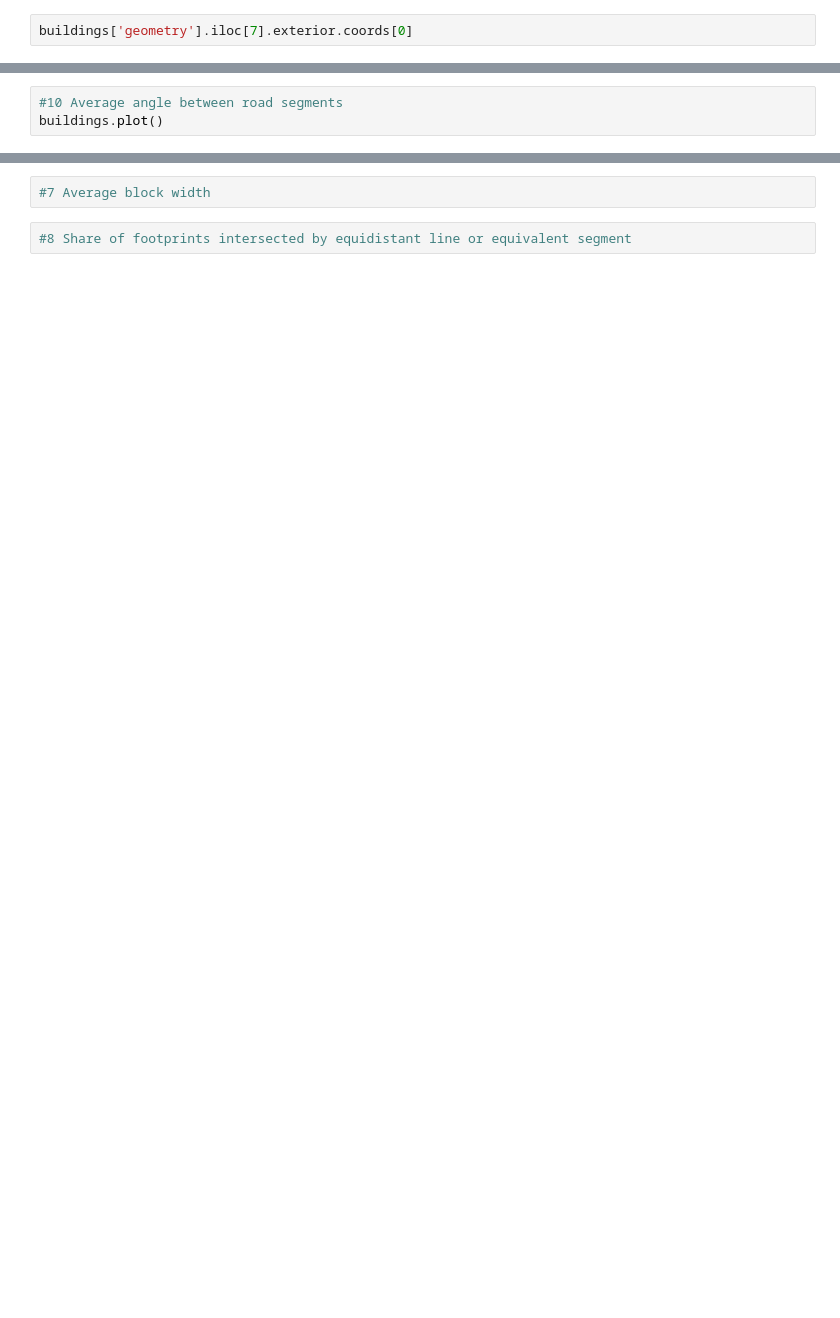
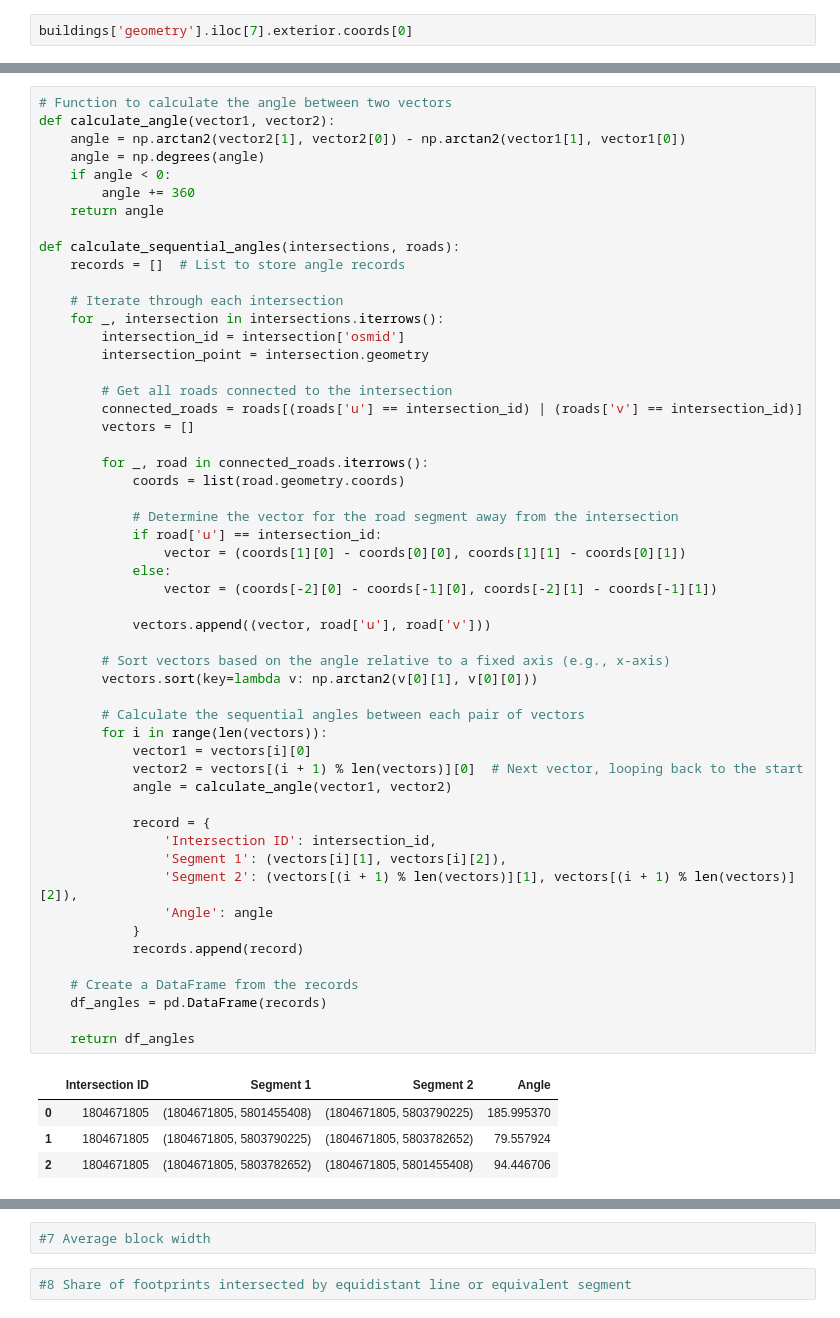
Before and after one commit to sarangof/identifyingLandSubdivisions, a Jupyter notebook: calculate-metrics.ipynb, the cells around one changed output, grey strips where cells are left out. Drawn from its saved outputs; the diff is of its cells as text; blank space fills up the shorter version.

```diff
--- a/calculate-metrics.ipynb
+++ b/calculate-metrics.ipynb
@@ -287,3 +302,58 @@ metric_6_deviation_of_building_azimuth(buildings)
-# %%
-#10 Average angle between road segments
-buildings.plot()
+# %%
+# Function to calculate the angle between two vectors
+def calculate_angle(vector1, vector2):
+    angle = np.arctan2(vector2[1], vector2[0]) - np.arctan2(vector1[1], vector1[0])
+    angle = np.degrees(angle)
+    if angle < 0:
+        angle += 360
+    return angle
+
+def calculate_sequential_angles(intersections, roads):
+    records = []  # List to store angle records
+
+    # Iterate through each intersection
+    for _, intersection in intersections.iterrows():
+        intersection_id = intersection['osmid']
+        intersection_point = intersection.geometry
+
+        # Get all roads connected to the intersection
+        connected_roads = roads[(roads['u'] == intersection_id) | (roads['v'] == intersection_id)]
+        vectors = []
+
+        for _, road in connected_roads.iterrows():
+            coords = list(road.geometry.coords)
+
+            # Determine the vector for the road segment away from the intersection
+            if road['u'] == intersection_id:
+                vector = (coords[1][0] - coords[0][0], coords[1][1] - coords[0][1])
+            else:
+                vector = (coords[-2][0] - coords[-1][0], coords[-2][1] - coords[-1][1])
+
+            vectors.append((vector, road['u'], road['v']))
+
+        # Sort vectors based on the angle relative to a fixed axis (e.g., x-axis)
+        vectors.sort(key=lambda v: np.arctan2(v[0][1], v[0][0]))
+
+        # Calculate the sequential angles between each pair of vectors
+        for i in range(len(vectors)):
+            vector1 = vectors[i][0]
+            vector2 = vectors[(i + 1) % len(vectors)][0]  # Next vector, looping back to the start
+            angle = calculate_angle(vector1, vector2)
+
+            record = {
+                'Intersection ID': intersection_id,
+                'Segment 1': (vectors[i][1], vectors[i][2]),
+                'Segment 2': (vectors[(i + 1) % len(vectors)][1], vectors[(i + 1) % len(vectors)][2]),
+                'Angle': angle
+            }
+            records.append(record)
+
+    # Create a DataFrame from the records
+    df_angles = pd.DataFrame(records)
+
+    return df_angles
+# %% [output]
+|  | Intersection ID | Segment 1 | Segment 2 | Angle |
+| 0 | 1804671805 | (1804671805, 5801455408) | (1804671805, 5803790225) | 185.995370 |
+| 1 | 1804671805 | (1804671805, 5803790225) | (1804671805, 5803782652) | 79.557924 |
+| 2 | 1804671805 | (1804671805, 5803782652) | (1804671805, 5801455408) | 94.446706 |
```
Also changed, not shown: parts of 28 cells of this notebook.
